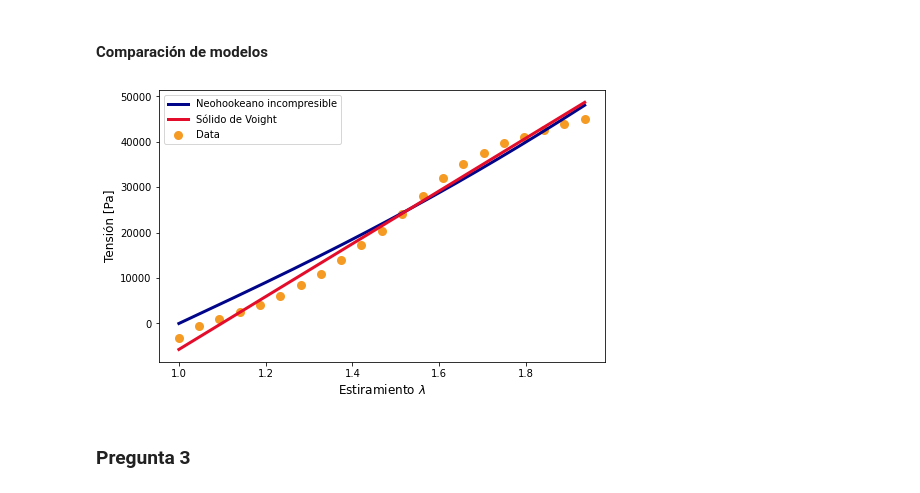
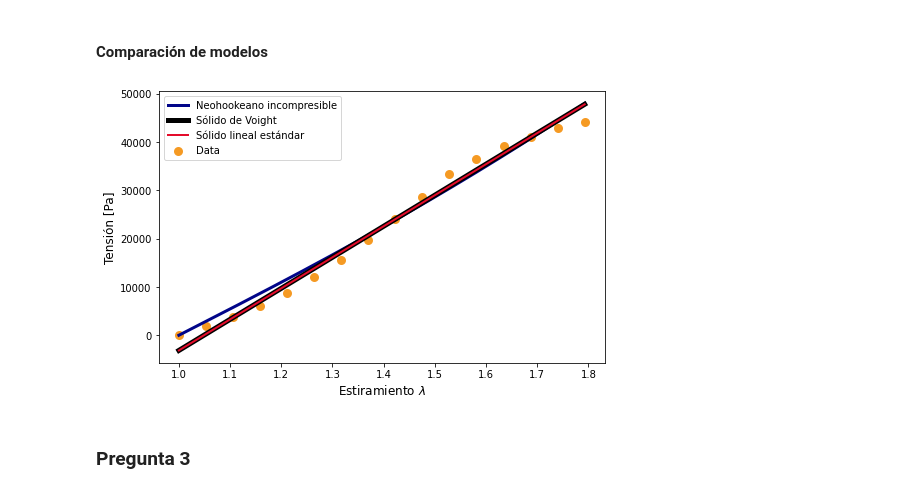
Before and after one commit to ivanvlam/IBM2020, a Jupyter notebook: Tarea 4/tarea-4.ipynb, the cells around one changed output. Drawn from its saved outputs; the diff is of its cells as text; code cells hidden in the pictures.

```diff
--- a/Tarea 4/tarea-4.ipynb
+++ b/Tarea 4/tarea-4.ipynb
@@ -349,10 +354,12 @@ def error_sls(c, x, y):
     return abs(y - voight(c, x))
 # %%
 v_c_fit, v_cov_c = sp.leastsq(
-    func=error_sls,
+    func=error_v,
     x0=c_1,
     args=(
         stretch_q[cycle_q['0']:cycle_q['f']],
         str_q[cycle_q['0']:cycle_q['f']]
     )
 )
+mu_v, _ = v_c_fit
+mu_v
@@ -385,2 +390,25 @@ plt.show()
 # %% [markdown]
 #### Sólido lineal estándar
+# %%
+def lineal_standard(c, lam):
+    mu, E_1, E_2 = c
+    tau_e = mu / E_2
+    tau_s = mu * (E_1 + E_2) / (E_1 * E_2)
+    return E_1 * ((lam - 1) + m * (tau_e + tau_s))
+# %%
+c_2 = [1, 1, 1]
+
+def error_sls(c, x, y):
+    return abs(y - lineal_standard(c, x))
+# %%
+sls_c_fit, sls_cov_c = sp.leastsq(
+    func=error_sls,
+    x0=c_2,
+    args=(
+        stretch_q[cycle_q['0']:cycle_q['f']],
+        str_q[cycle_q['0']:cycle_q['f']]
+    )
+)
+mu_sls, E_1, E_2 = sls_c_fit
+tau_e = mu_sls / E_2
+tau_s = mu_sls * (E_1 + E_2) / (E_1 * E_2)
@@ -389,32 +439,39 @@ plt.show()
 # %%
 fig = plt.figure(figsize=fig_size)
 plt.scatter(
-    stretch_q[cycle_q['0']:cycle_q['f']:150],
-    str_q[cycle_q['0']:cycle_q['f']:150],
+    stretch_q[cycle_q['0']:cycle_q['f']:180],
+    str_q[cycle_q['0']:cycle_q['f']:180],
     color=naranjo,
     linewidth=3,
     label='Data'
 )
 plt.plot(
     stretch_q[cycle_q['0']:cycle_q['f']],
     neo_hookean(nh_c_fit, stretch_q[cycle_q['0']:cycle_q['f']]),
     color=azul,
     linewidth=3,
     label='Neohookeano incompresible'
 )
 plt.plot(
     stretch_q[cycle_q['0']:cycle_q['f']],
     voight(v_c_fit, stretch_q[cycle_q['0']:cycle_q['f']]),
+    color='black',
+    linewidth=5,
+    label='Sólido de Voight'
+)
+plt.plot(
+    stretch_q[cycle_q['0']:cycle_q['f']],
+    lineal_standard(sls_c_fit, stretch_q[cycle_q['0']:cycle_q['f']]),
     color=rojo,
-    linewidth=3,
-    label='Sólido de Voight'
+    linewidth=2,
+    label='Sólido lineal estándar'
 )
 plt.legend()
 plt.xlabel(r'Estiramiento $\lambda$', fontsize=12)
 plt.ylabel('Tensión [Pa]', fontsize=12)
 plt.show()
 # %% [output]
-[figure, old version]
+[figure, new version]
 # %% [markdown]
 ### Pregunta 3
 # %%
```
Also changed, not shown: parts of 24 cells of this notebook.
